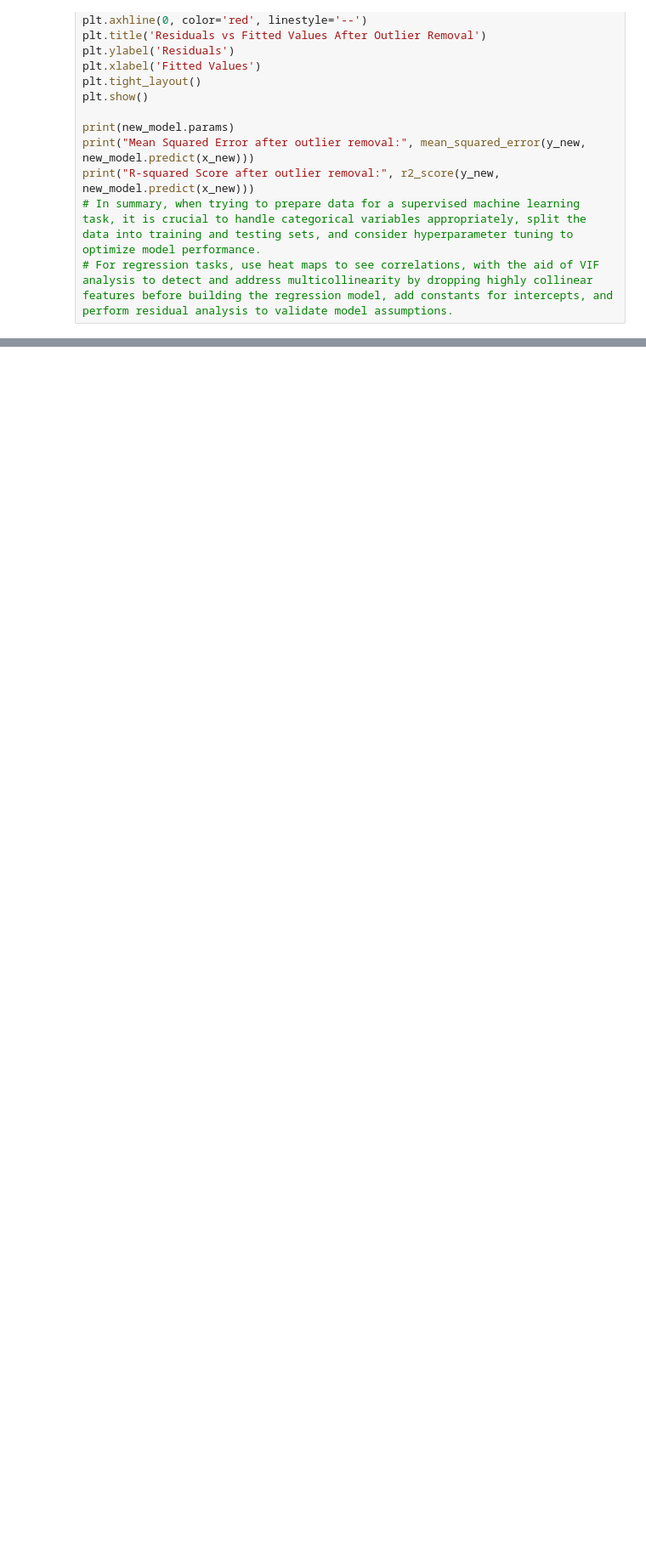
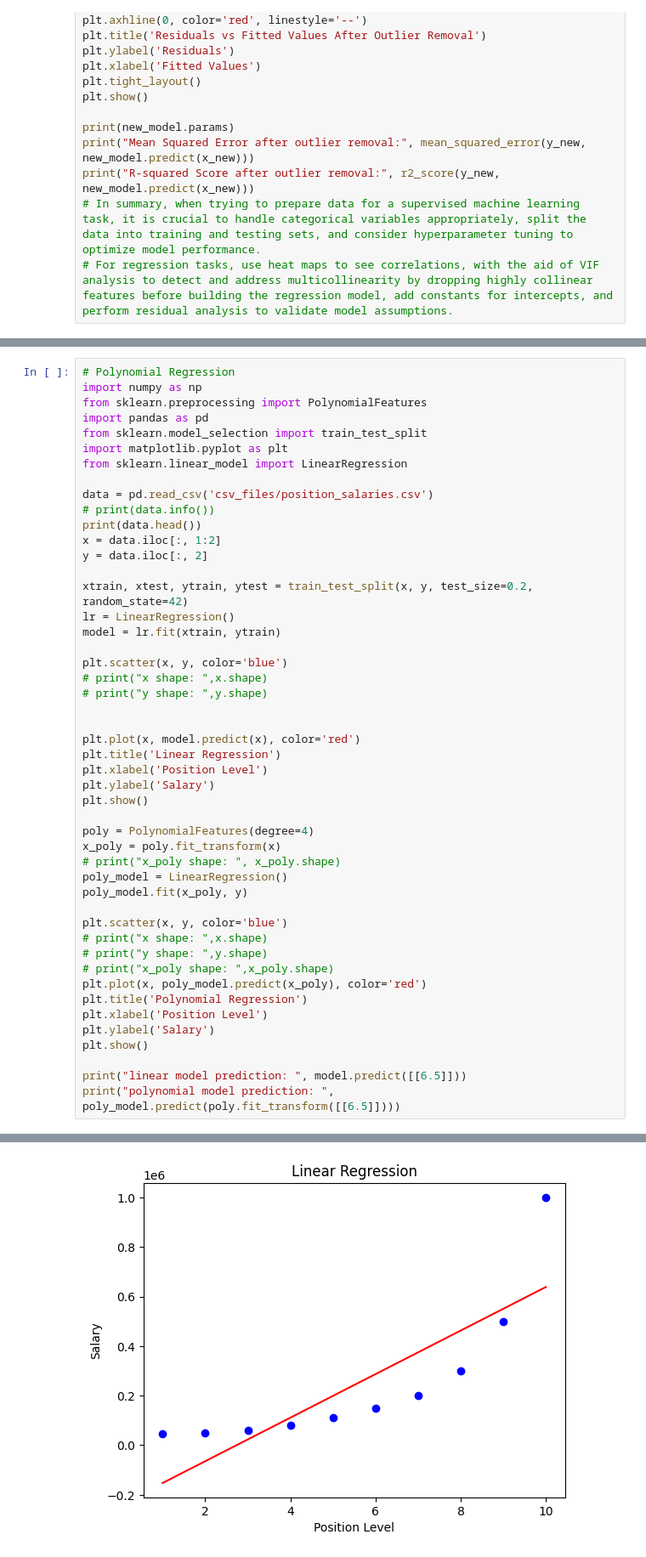
Before and after one commit to NedytheCoder/AI-Foundation, a Jupyter notebook: notebooks/supervised_learning.ipynb, the cells around one changed output, grey strips where cells are left out. Shown at 85% size. Saved outputs shown, nothing was run; the diff lists cells and outputs as text; blank space fills up the shorter version.

Commit message:
math notes - machine_learning & notebooks - supervised learning (Polynomial Regression study)

```diff
--- a/notebooks/supervised_learning.ipynb
+++ b/notebooks/supervised_learning.ipynb
@@ -271,0 +256,49 @@ weighted avg       0.80      0.80      0.80      1199
+# %%
+# Polynomial Regression
+import numpy as np
+from sklearn.preprocessing import PolynomialFeatures
+import pandas as pd
+from sklearn.model_selection import train_test_split
+import matplotlib.pyplot as plt
+from sklearn.linear_model import LinearRegression
+
+data = pd.read_csv('csv_files/position_salaries.csv')
+# print(data.info())
+print(data.head())
+x = data.iloc[:, 1:2]
+y = data.iloc[:, 2]
+
+xtrain, xtest, ytrain, ytest = train_test_split(x, y, test_size=0.2, random_state=42)
+lr = LinearRegression()
+model = lr.fit(xtrain, ytrain)
+
+plt.scatter(x, y, color='blue')
+# print("x shape: ",x.shape)
+# print("y shape: ",y.shape)
+
+
+plt.plot(x, model.predict(x), color='red')
+plt.title('Linear Regression')
+plt.xlabel('Position Level')
+plt.ylabel('Salary')
+plt.show()
+
+poly = PolynomialFeatures(degree=4)
+x_poly = poly.fit_transform(x)
+# print("x_poly shape: ", x_poly.shape)
+poly_model = LinearRegression()
+poly_model.fit(x_poly, y)
+
+plt.scatter(x, y, color='blue')
+# print("x shape: ",x.shape)
+# print("y shape: ",y.shape)
+# print("x_poly shape: ",x_poly.shape)
+plt.plot(x, poly_model.predict(x_poly), color='red')
+plt.title('Polynomial Regression')
+plt.xlabel('Position Level')
+plt.ylabel('Salary')
+plt.show()
+
+print("linear model prediction: ", model.predict([[6.5]]))
+print("polynomial model prediction: ", poly_model.predict(poly.fit_transform([[6.5]])))
+# %% [output]
@@ -271,0 +311 @@ weighted avg       0.80      0.80      0.80      1199
+[figure, added]
```
Also changed, not shown: parts of 2 cells of this notebook, 2 other files.
